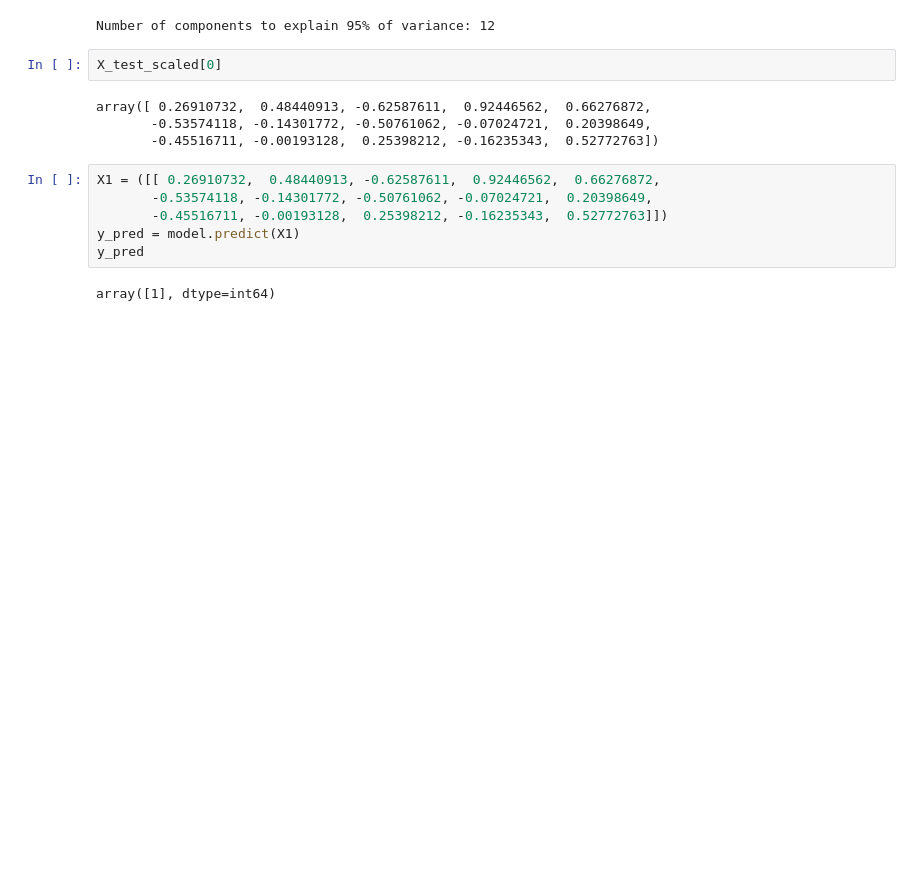
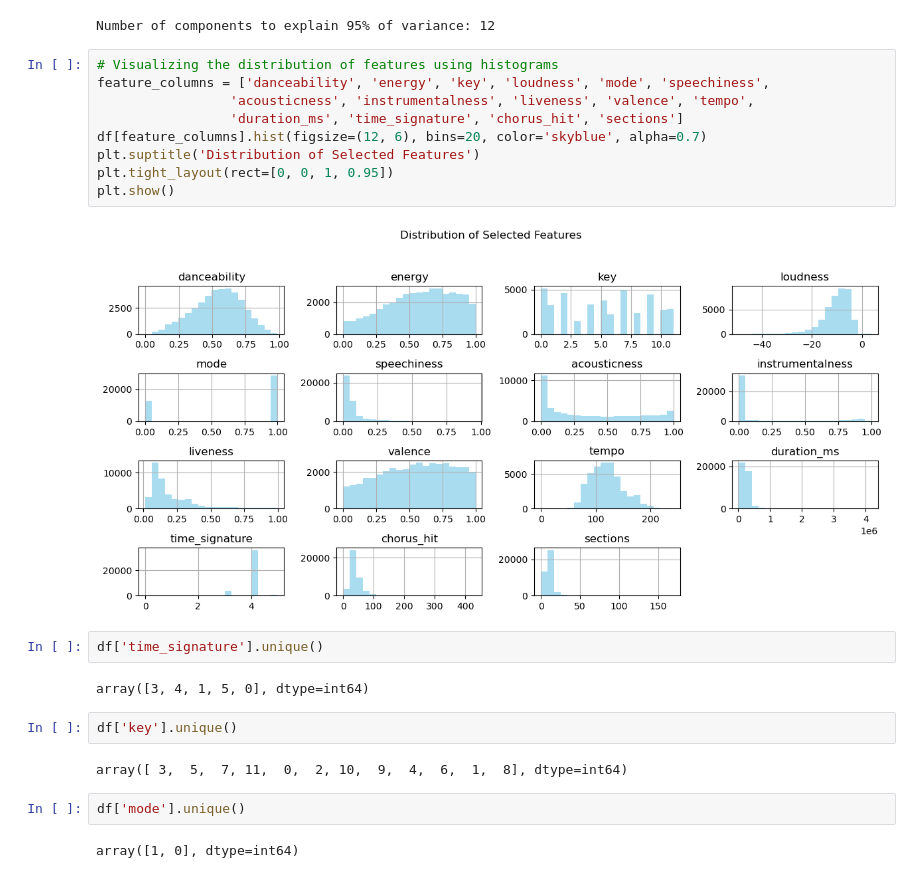
Before and after one commit to AlexMedinaG/Projecto-4, a Jupyter notebook: dataModeling.ipynb, the cells around one changed output. Saved outputs shown, nothing was run; the diff lists cells and outputs as text; blank space fills up the shorter version.

```diff
--- a/dataModeling.ipynb
+++ b/dataModeling.ipynb
@@ -124,17 +144,26 @@ X_test_pca = pca.transform(X_test_scaled)
 # %% [output]
 [figure]
 Number of components to explain 95% of variance: 12
-# %%
-X_test_scaled[0]
-# %% [output]
-array([ 0.26910732,  0.48440913, -0.62587611,  0.92446562,  0.66276872,
-       -0.53574118, -0.14301772, -0.50761062, -0.07024721,  0.20398649,
-       -0.45516711, -0.00193128,  0.25398212, -0.16235343,  0.52772763])
-# %%
-X1 = ([[ 0.26910732,  0.48440913, -0.62587611,  0.92446562,  0.66276872,
-       -0.53574118, -0.14301772, -0.50761062, -0.07024721,  0.20398649,
-       -0.45516711, -0.00193128,  0.25398212, -0.16235343,  0.52772763]])
-y_pred = model.predict(X1)
-y_pred
-# %% [output]
-array([1], dtype=int64)
+# %%
+# Visualizing the distribution of features using histograms
+feature_columns = ['danceability', 'energy', 'key', 'loudness', 'mode', 'speechiness',
+                 'acousticness', 'instrumentalness', 'liveness', 'valence', 'tempo',
+                 'duration_ms', 'time_signature', 'chorus_hit', 'sections']
+df[feature_columns].hist(figsize=(12, 6), bins=20, color='skyblue', alpha=0.7)
+plt.suptitle('Distribution of Selected Features')
+plt.tight_layout(rect=[0, 0, 1, 0.95])
+plt.show()
+# %% [output]
+[figure, added]
+# %%
+df['time_signature'].unique()
+# %% [output]
+array([3, 4, 1, 5, 0], dtype=int64)
+# %%
+df['key'].unique()
+# %% [output]
+array([ 3,  5,  7, 11,  0,  2, 10,  9,  4,  6,  1,  8], dtype=int64)
+# %%
+df['mode'].unique()
+# %% [output]
+array([1, 0], dtype=int64)
```
Also changed, not shown: parts of 7 cells of this notebook, 6 other files.
